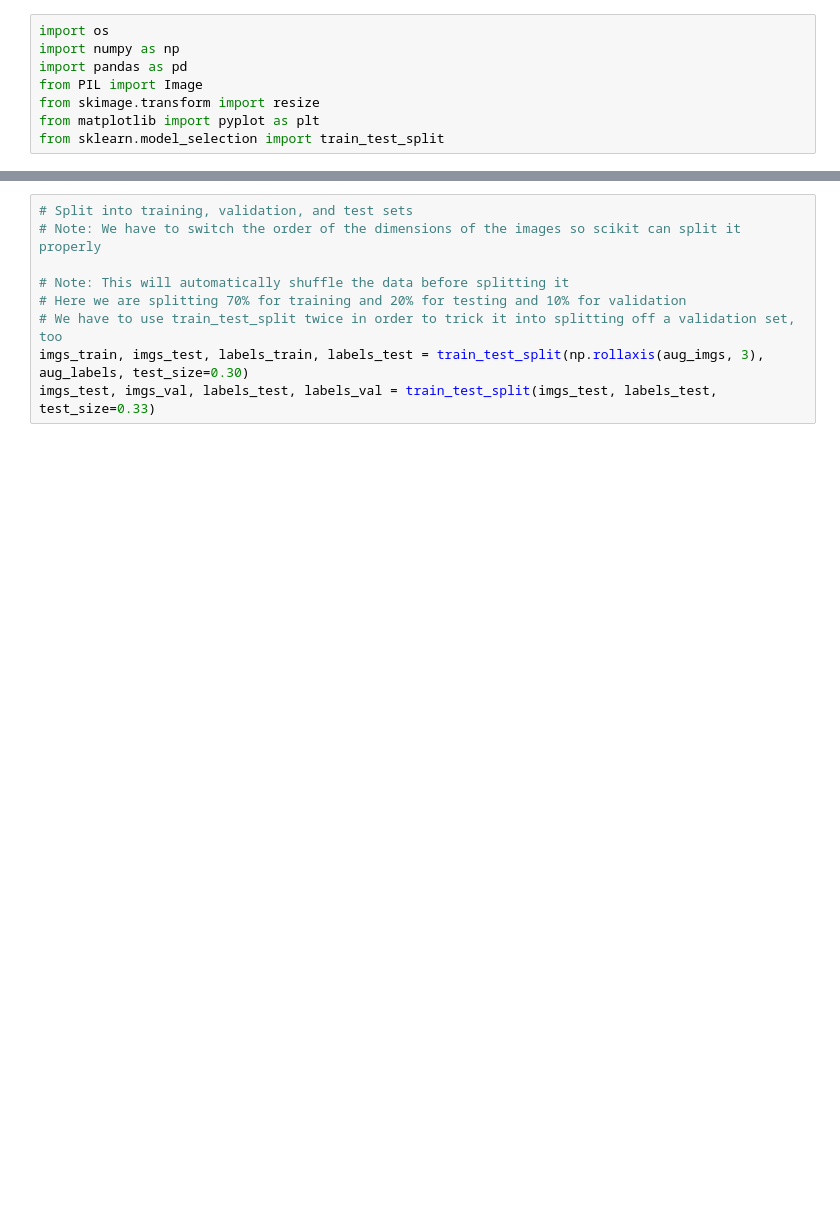
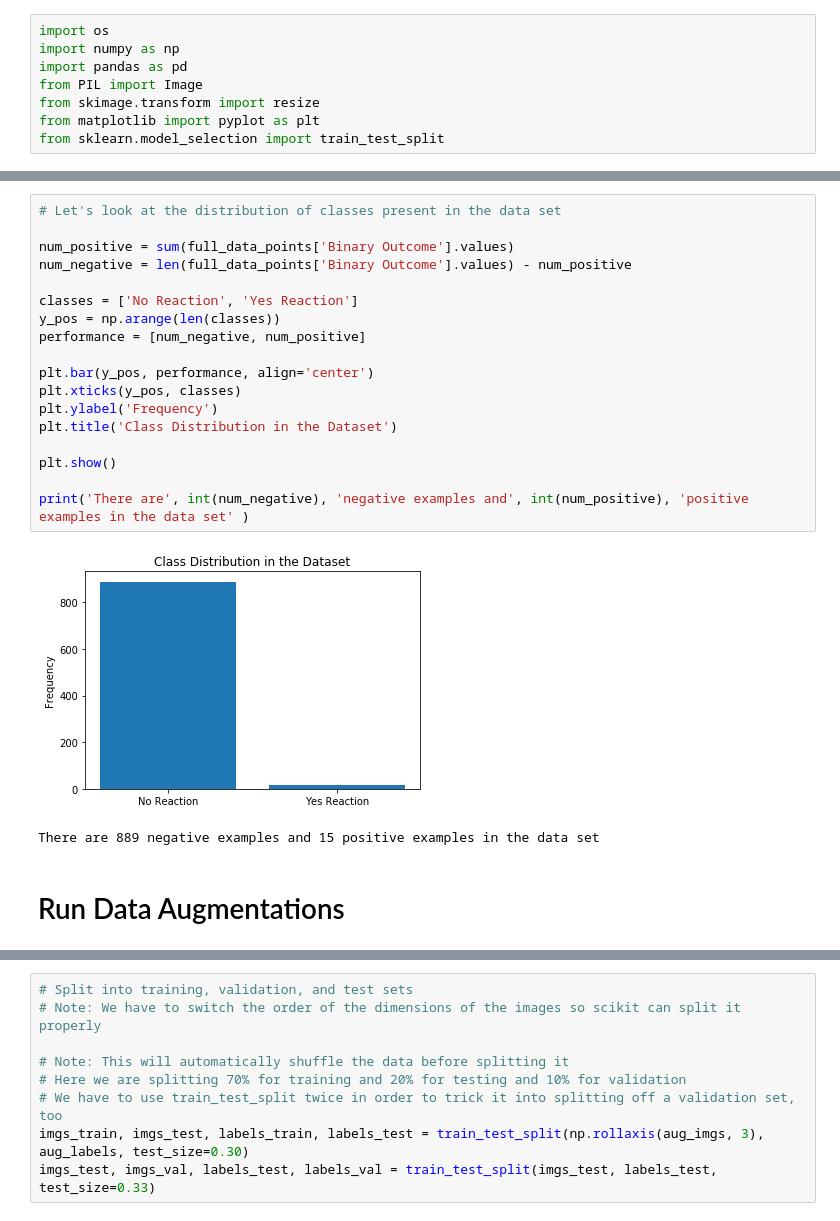
Before and after one commit to NanditaDamaraju/allergyDetection, a Jupyter notebook: ML Pipeline.ipynb, the cells around one changed output, grey strips where cells are left out. Cells and saved outputs as stored; diff of their text form; blank space fills up the shorter version.

```diff
--- a/ML Pipeline.ipynb
+++ b/ML Pipeline.ipynb
@@ -92,3 +105,26 @@ plt.imshow(imgs[:,:,:,sample])
+# %%
+# Let's look at the distribution of classes present in the data set
+
+num_positive = sum(full_data_points['Binary Outcome'].values)
+num_negative = len(full_data_points['Binary Outcome'].values) - num_positive
+
+classes = ['No Reaction', 'Yes Reaction']
+y_pos = np.arange(len(classes))
+performance = [num_negative, num_positive]
+
+plt.bar(y_pos, performance, align='center')
+plt.xticks(y_pos, classes)
+plt.ylabel('Frequency')
+plt.title('Class Distribution in the Dataset')
+
+plt.show()
+
+print('There are', int(num_negative), 'negative examples and', int(num_positive), 'positive examples in the data set' )
+# %% [output]
+[figure, added]
+There are 889 negative examples and 15 positive examples in the data set
+# %% [markdown]
+# Run Data Augmentations
 # %%
 # Perform data augmentations to increase the size of the dataset
 flip_ud = np.zeros(imgs.shape)
```
Also changed, not shown: parts of 19 cells of this notebook.
